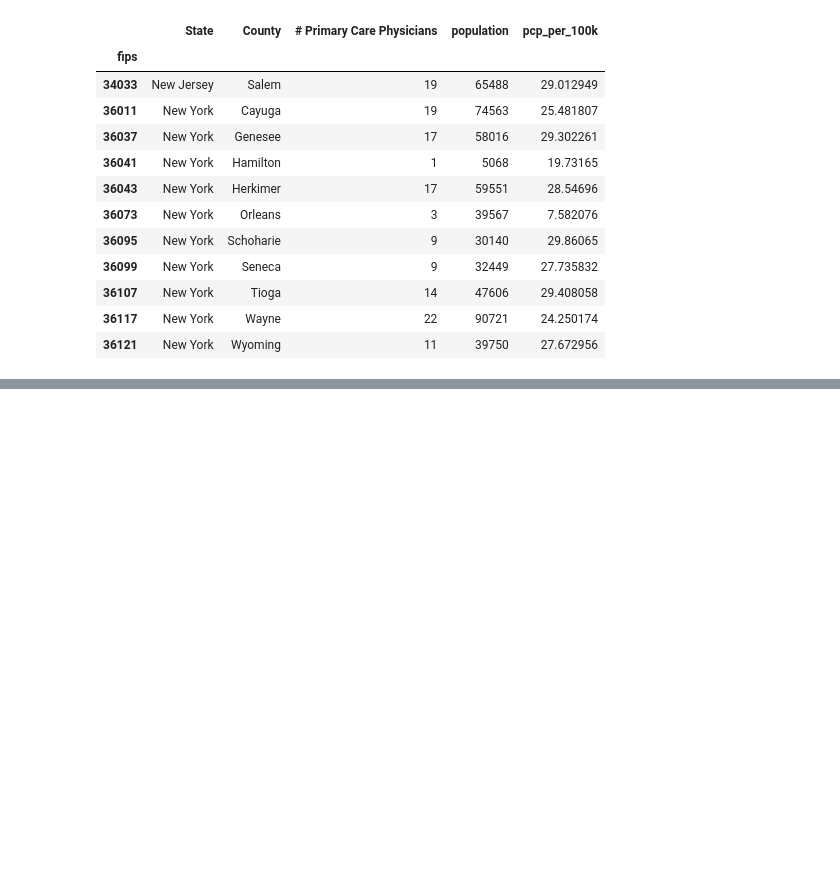
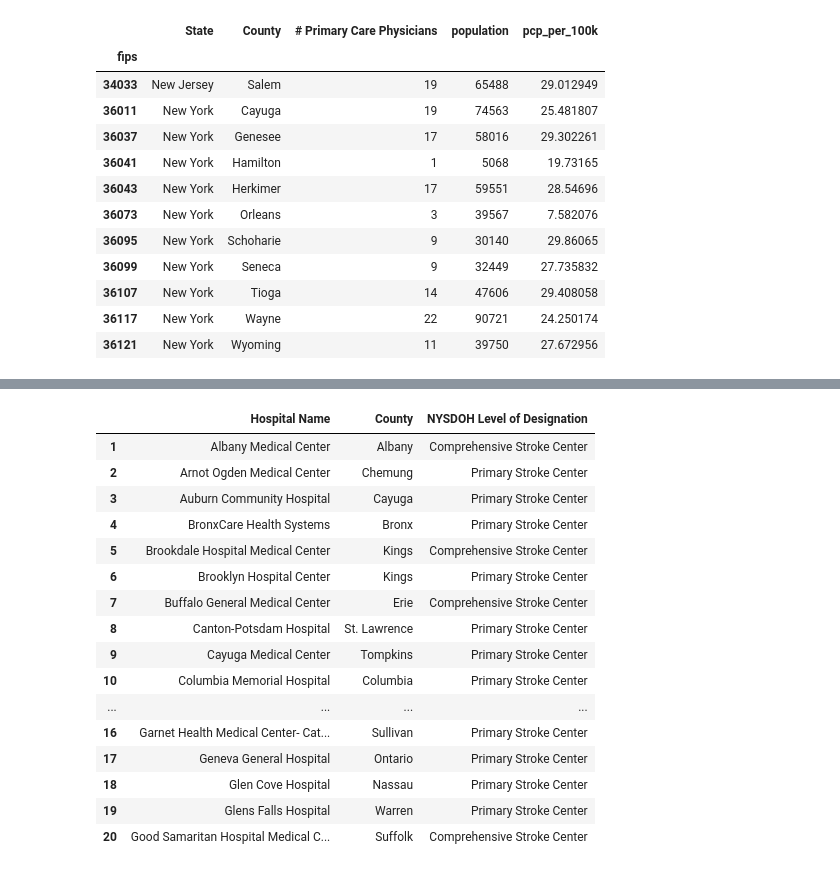
Before and after one commit to palism1/stroke-burden-index, a Jupyter notebook: SCAI_Data_Gathering.ipynb, the cells around one changed output, grey strips where cells are left out. Cells and saved outputs as stored; diff of their text form; code cells hidden in the pictures; blank space fills up the shorter version.

```diff
--- a/SCAI_Data_Gathering.ipynb
+++ b/SCAI_Data_Gathering.ipynb
@@ -541,0 +590,23 @@ merged.to_csv('pcp_per_100k_all.csv', index=False)
+# %%
+#Cleaning table
+df = df.iloc[1:]
+df = df.drop(columns=['PFI', 'Address', 'EMS Region'])
+df.head(20)
+# %% [output]
+|  | Hospital Name | County | NYSDOH Level of Designation |
+| 1 | Albany Medical Center | Albany | Comprehensive Stroke Center |
+| 2 | Arnot Ogden Medical Center | Chemung | Primary Stroke Center |
+| 3 | Auburn Community Hospital | Cayuga | Primary Stroke Center |
+| 4 | BronxCare Health Systems | Bronx | Primary Stroke Center |
+| 5 | Brookdale Hospital Medical Center | Kings | Comprehensive Stroke Center |
+| 6 | Brooklyn Hospital Center | Kings | Primary Stroke Center |
+| 7 | Buffalo General Medical Center | Erie | Comprehensive Stroke Center |
+| 8 | Canton-Potsdam Hospital | St. Lawrence | Primary Stroke Center |
+| 9 | Cayuga Medical Center | Tompkins | Primary Stroke Center |
+| 10 | Columbia Memorial Hospital | Columbia | Primary Stroke Center |
+| ... | ... | ... | ... |
+| 16 | Garnet Health Medical Center- Cat... | Sullivan | Primary Stroke Center |
+| 17 | Geneva General Hospital | Ontario | Primary Stroke Center |
+| 18 | Glen Cove Hospital | Nassau | Primary Stroke Center |
+| 19 | Glens Falls Hospital | Warren | Primary Stroke Center |
+| 20 | Good Samaritan Hospital Medical C... | Suffolk | Comprehensive Stroke Center |
```
Also changed, not shown: parts of 24 cells of this notebook, 4 other files.
